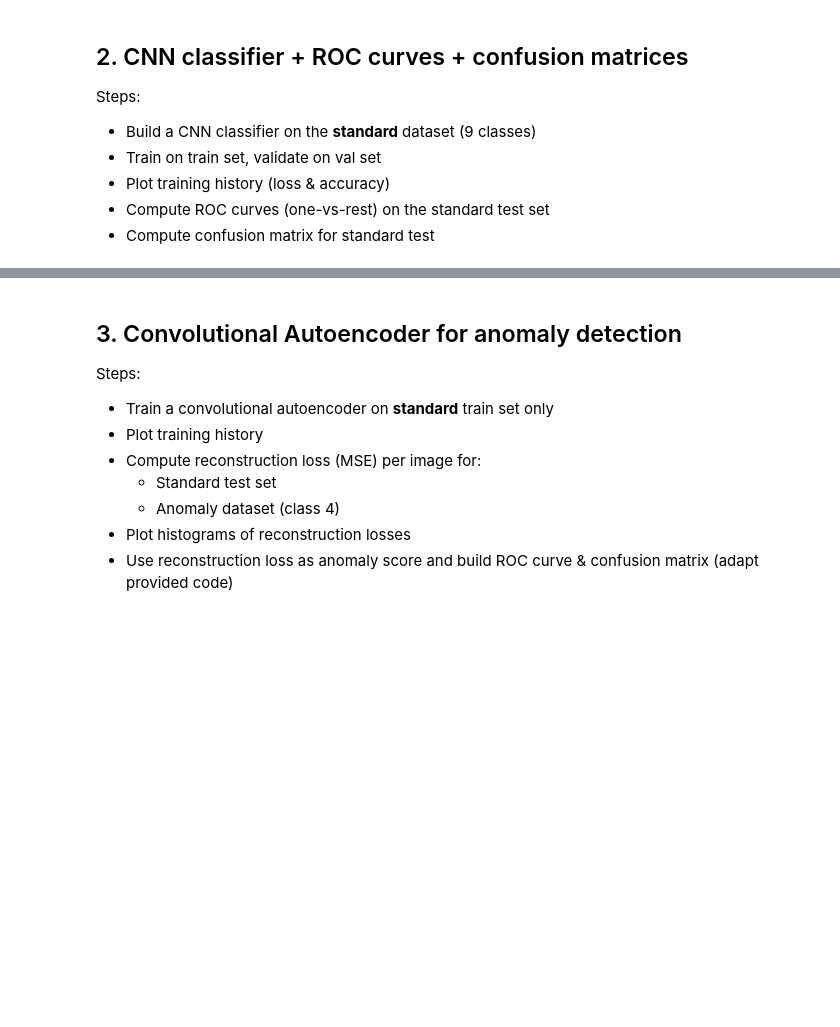
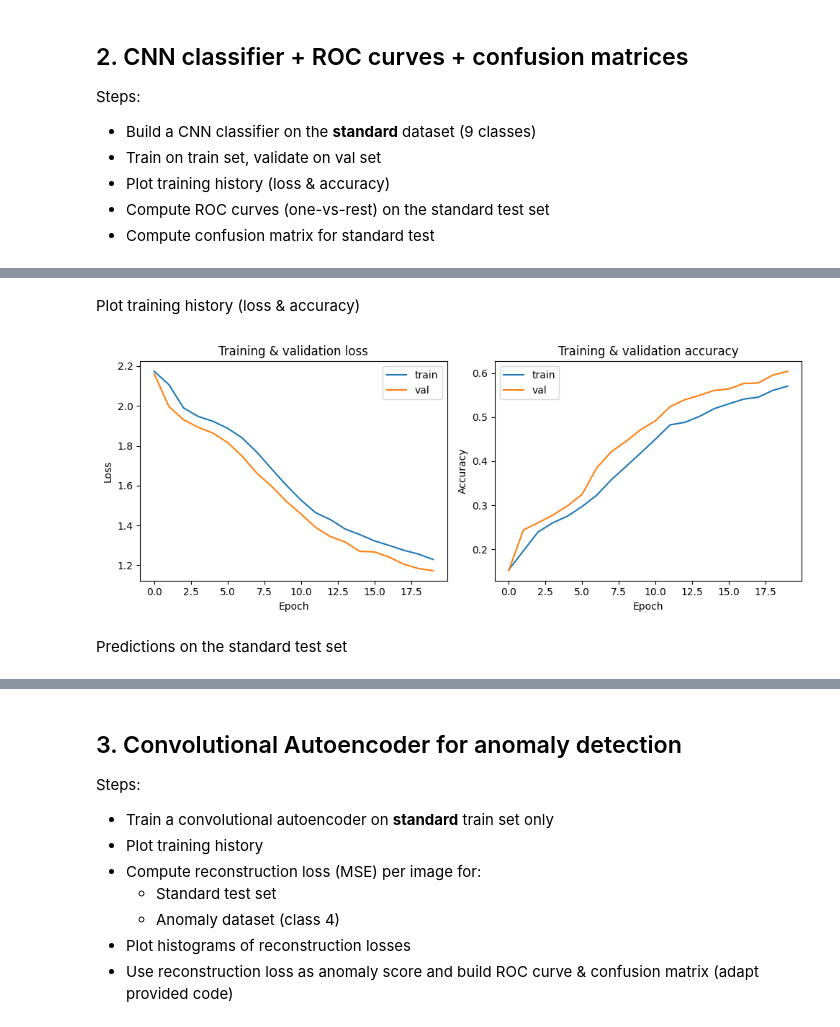
Before and after one commit to thomas1608/phy466, a Jupyter notebook: UZH/tutorials/ExamAssignment.ipynb, the cells around one changed output, grey strips where cells are left out. Cells and saved outputs as stored; diff of their text form; code cells hidden in the pictures; blank space fills up the shorter version.

```diff
--- a/UZH/tutorials/ExamAssignment.ipynb
+++ b/UZH/tutorials/ExamAssignment.ipynb
@@ -340,0 +415,21 @@ Steps:
+# %%
+# Train the CNN
+batch_size = 64
+epochs = 20
+
+callbacks = [
+    keras.callbacks.EarlyStopping(
+        monitor="val_loss",
+        patience=4,
+        restore_best_weights=True,
+    )
+]
+
+history = model.fit(
+    X_train_std, y_train_std,
+    validation_data=(X_val_std, y_val_std),
+    batch_size=batch_size,
+    epochs=epochs,
+    callbacks=callbacks,
+    verbose=1,
+)
@@ -340,0 +454,30 @@ Steps:
+# %% [markdown]
+Plot training history (loss & accuracy)
+# %%
+# Plot training history: loss & accuracy
+history_dict = history.history
+
+plt.figure(figsize=(10,4))
+
+plt.subplot(1,2,1)
+plt.plot(history_dict["loss"], label="train")
+plt.plot(history_dict["val_loss"], label="val")
+plt.xlabel("Epoch")
+plt.ylabel("Loss")
+plt.title("Training & validation loss")
+plt.legend()
+
+plt.subplot(1,2,2)
+plt.plot(history_dict["accuracy"], label="train")
+plt.plot(history_dict["val_accuracy"], label="val")
+plt.xlabel("Epoch")
+plt.ylabel("Accuracy")
+plt.title("Training & validation accuracy")
+plt.legend()
+
+plt.tight_layout()
+plt.show()
+# %% [output]
+[figure, added]
+# %% [markdown]
+Predictions on the standard test set
```
Also changed, not shown: parts of 15 cells of this notebook.
